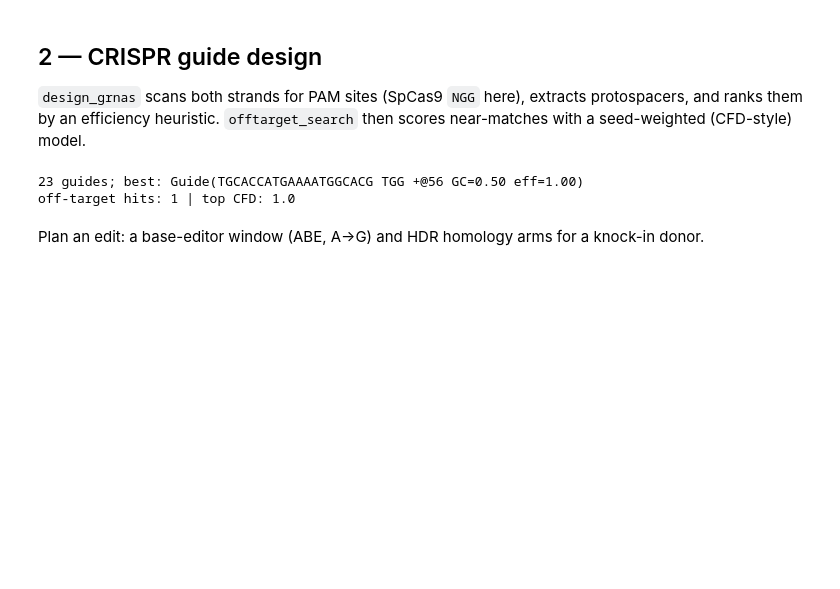
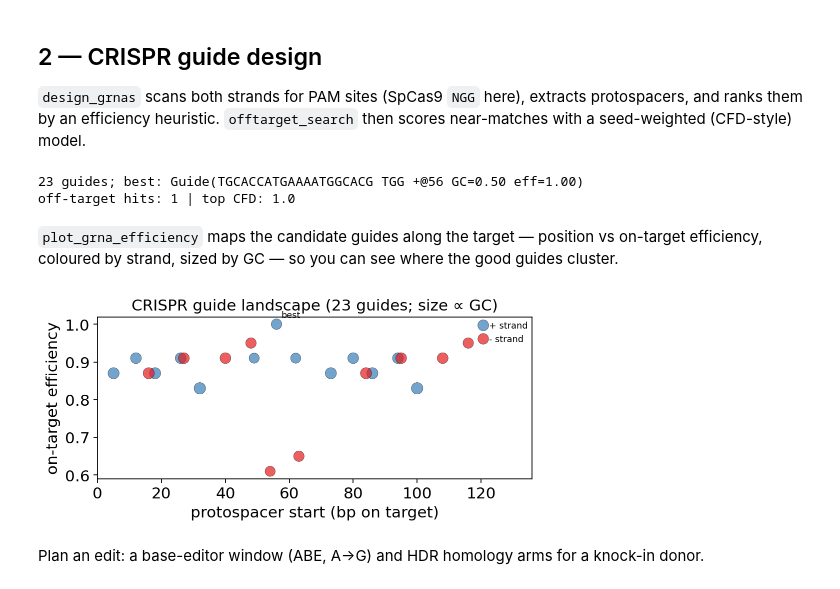
Before and after one commit to Starlitnightly/omicverse-tutorials, a Jupyter notebook: docs/Tutorials-synbio/t_synbio_02_circuits_to_pathways.ipynb, the cells around one changed output. Cells and saved outputs as stored; diff of their text form; code cells hidden in the pictures; blank space fills up the shorter version.

```diff
--- a/docs/Tutorials-synbio/t_synbio_02_circuits_to_pathways.ipynb
+++ b/docs/Tutorials-synbio/t_synbio_02_circuits_to_pathways.ipynb
@@ -91,6 +91,13 @@ print('off-target hits:', len(offs), '| top CFD:', round(offs[0].cfd, 3))
 # %% [output]
 23 guides; best: Guide(TGCACCATGAAAATGGCACG TGG +@56 GC=0.50 eff=1.00)
 off-target hits: 1 | top CFD: 1.0
+# %% [markdown]
+`plot_grna_efficiency` maps the candidate guides along the target — position vs on-target efficiency, coloured by strand, sized by GC — so you can see where the good guides cluster.
+# %%
+ov.synbio.plot_grna_efficiency(guides, target_len=len(locus))
+None
+# %% [output]
+[figure, added]
 # %% [markdown]
 Plan an edit: a base-editor window (ABE, A→G) and HDR homology arms for a knock-in donor.
 # %%
```
Also changed, not shown: parts of 3 cells of this notebook, 4 other files.
